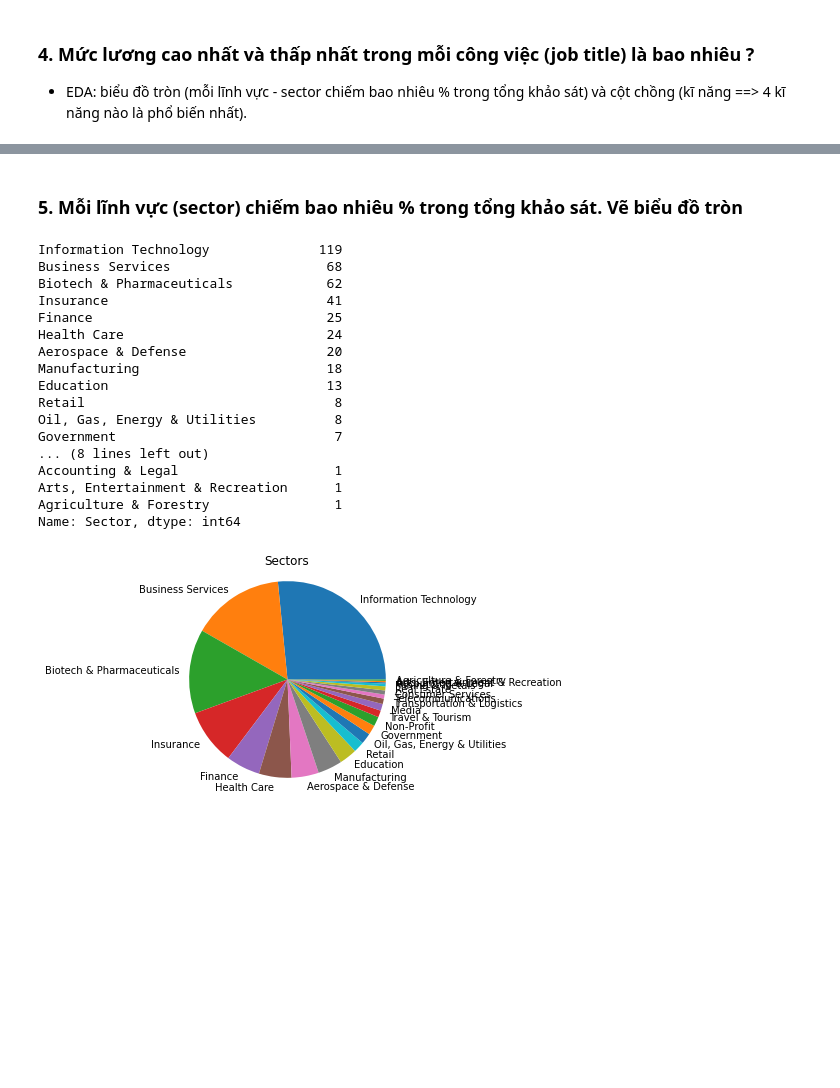
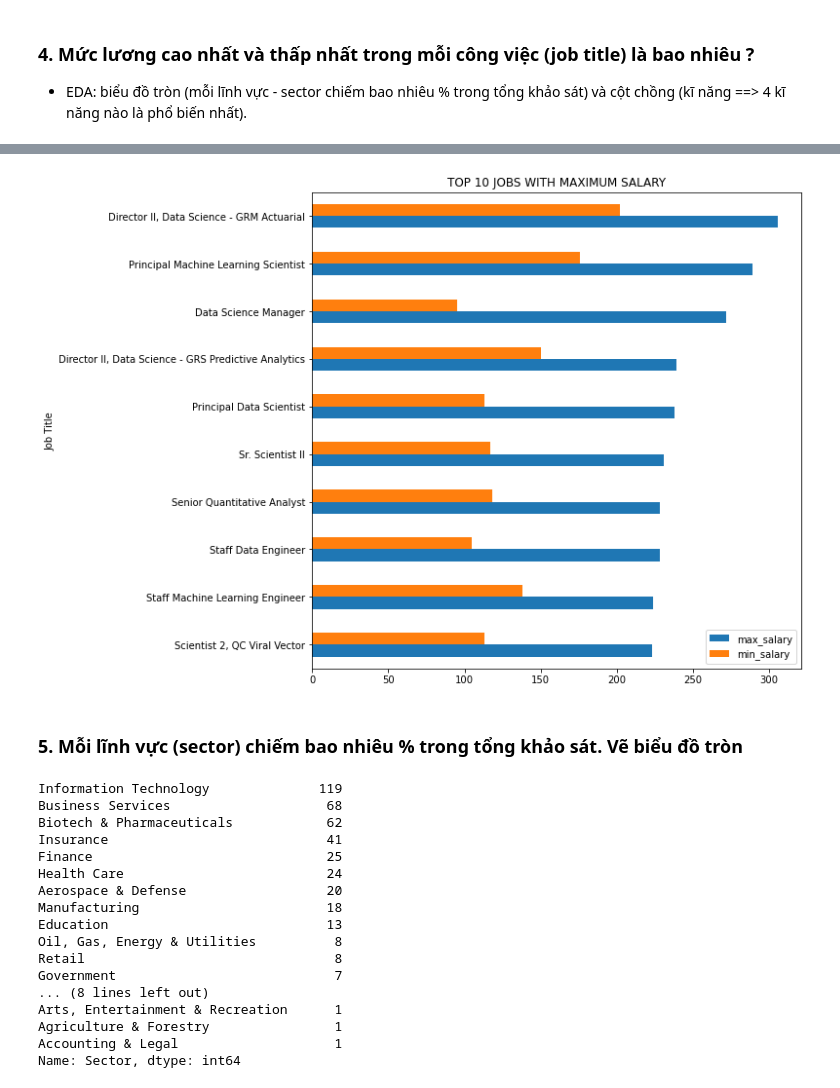
Before and after one commit to Ndthang01/P4DS_FinalProject, a Jupyter notebook: _project.ipynb, the cells around one changed output, grey strips where cells are left out. Saved outputs shown, nothing was run; the diff lists cells and outputs as text; code cells hidden in the pictures; blank space fills up the shorter version.

```diff
--- a/_project.ipynb
+++ b/_project.ipynb
@@ -473,3 +484,8 @@ salary_distribution=pd.DataFrame([max_salary.tolist(),min_salary.tolist()], inde
+# %%
+top10_salary_distribution_max.stack().unstack(0).plot.barh(figsize=(9,9))
+plt.title("TOP 10 JOBS WITH MAXIMUM SALARY");
+# %% [output]
+[figure, added]
 # %% [markdown]
 ### 5. Mỗi lĩnh vực (sector) chiếm bao nhiêu % trong tổng khảo sát. Vẽ biểu đồ tròn
 # %%
@@ -478,11 +494,6 @@ total=project_dataframe["Sector"].shape[0]
 ratio=project_dataframe["Sector"].value_counts()
 ratio.drop(["-1"],axis=0,inplace=True)
 print(ratio)
-sector_label=ratio.index
-plt.pie(ratio.tolist(),labels=sector_label)
-plt.title('Sectors')
-plt.axis('equal')
-plt.show()
 # %% [output]
 Information Technology              119
 Business Services                    68
@@ -493,12 +504,11 @@ Health Care                          24
 Aerospace & Defense                  20
 Manufacturing                        18
 Education                            13
+Oil, Gas, Energy & Utilities          8
 Retail                                8
-Oil, Gas, Energy & Utilities          8
 Government                            7
 ... (8 lines left out)
-Accounting & Legal                    1
 Arts, Entertainment & Recreation      1
 Agriculture & Forestry                1
+Accounting & Legal                    1
 Name: Sector, dtype: int64
-[figure, removed]
```
Also changed, not shown: parts of 7 cells of this notebook.
